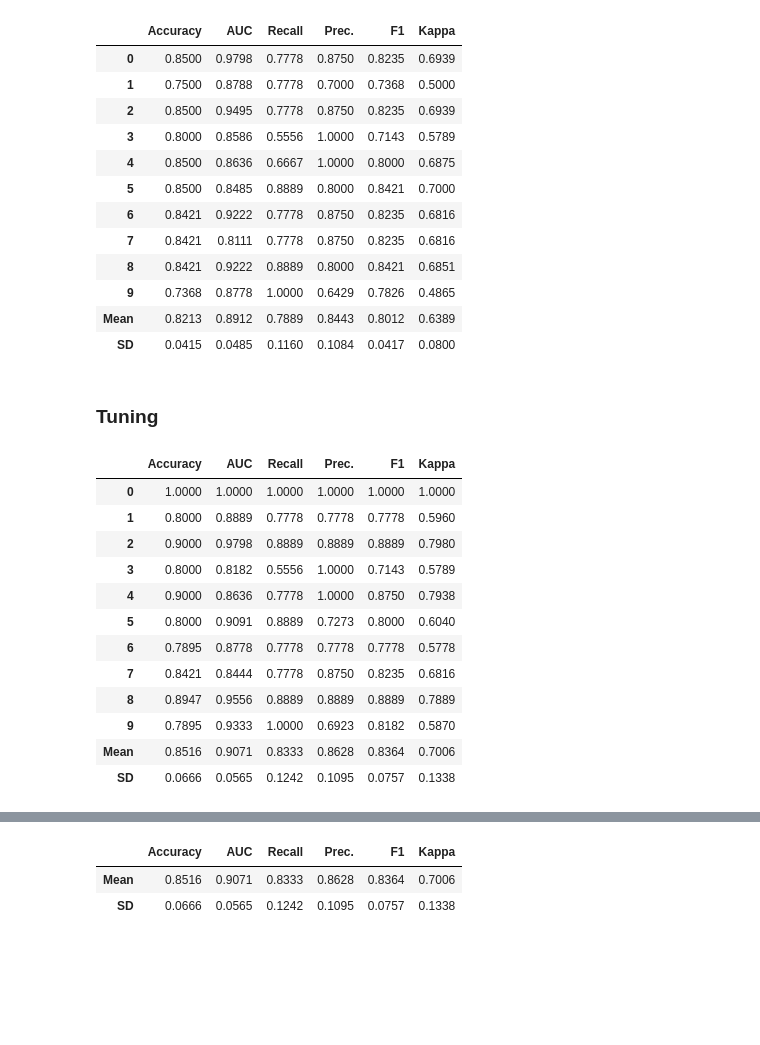
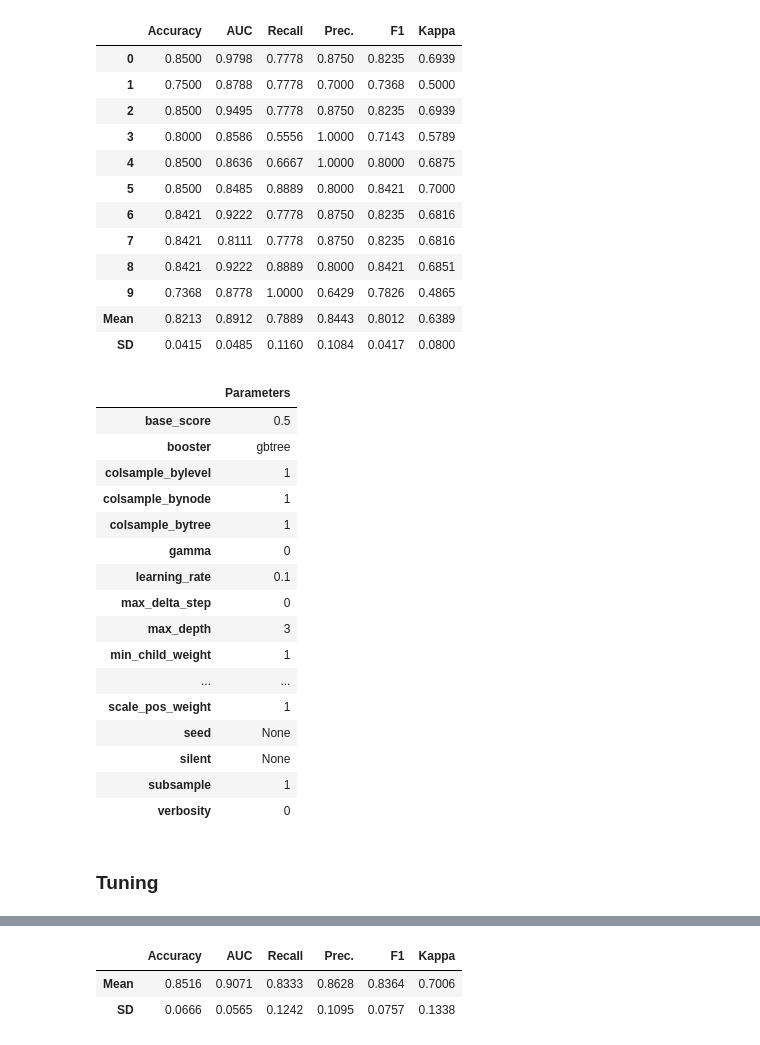
Before and after one commit to jason-bentley/medium_articles, a Jupyter notebook: heart_disease_pycaret/pycaret_heart_disease.ipynb, the cells around one changed output, grey strips where cells are left out. Saved outputs shown, nothing was run; the diff lists cells and outputs as text; code cells hidden in the pictures; blank space fills up the shorter version.

```diff
--- a/heart_disease_pycaret/pycaret_heart_disease.ipynb
+++ b/heart_disease_pycaret/pycaret_heart_disease.ipynb
@@ -361,22 +363,26 @@ selected_model = create_model(candidate_model, fold=num_folds)
 | 9 | 0.7368 | 0.8778 | 1.0000 | 0.6429 | 0.7826 | 0.4865 |
 | Mean | 0.8213 | 0.8912 | 0.7889 | 0.8443 | 0.8012 | 0.6389 |
 | SD | 0.0415 | 0.0485 | 0.1160 | 0.1084 | 0.0417 | 0.0800 |
+# %%
+# can check the defaults used
+plot_model(selected_model, plot = 'parameter')
+# %% [output]
+|  | Parameters |
+| base_score | 0.5 |
+| booster | gbtree |
+| colsample_bylevel | 1 |
+| colsample_bynode | 1 |
+| colsample_bytree | 1 |
+| gamma | 0 |
+| learning_rate | 0.1 |
+| max_delta_step | 0 |
+| max_depth | 3 |
+| min_child_weight | 1 |
+| ... | ... |
+| scale_pos_weight | 1 |
+| seed | None |
+| silent | None |
+| subsample | 1 |
+| verbosity | 0 |
 # %% [markdown]
 ### Tuning
-# %%
-# now lets tune the model and see what kind of improvement we get - note this automatically runs create model
-tuned_model = tune_model(candidate_model, fold=num_folds)
-# %% [output]
-|  | Accuracy | AUC | Recall | Prec. | F1 | Kappa |
-| 0 | 1.0000 | 1.0000 | 1.0000 | 1.0000 | 1.0000 | 1.0000 |
-| 1 | 0.8000 | 0.8889 | 0.7778 | 0.7778 | 0.7778 | 0.5960 |
-| 2 | 0.9000 | 0.9798 | 0.8889 | 0.8889 | 0.8889 | 0.7980 |
-| 3 | 0.8000 | 0.8182 | 0.5556 | 1.0000 | 0.7143 | 0.5789 |
-| 4 | 0.9000 | 0.8636 | 0.7778 | 1.0000 | 0.8750 | 0.7938 |
-| 5 | 0.8000 | 0.9091 | 0.8889 | 0.7273 | 0.8000 | 0.6040 |
-| 6 | 0.7895 | 0.8778 | 0.7778 | 0.7778 | 0.7778 | 0.5778 |
-| 7 | 0.8421 | 0.8444 | 0.7778 | 0.8750 | 0.8235 | 0.6816 |
-| 8 | 0.8947 | 0.9556 | 0.8889 | 0.8889 | 0.8889 | 0.7889 |
-| 9 | 0.7895 | 0.9333 | 1.0000 | 0.6923 | 0.8182 | 0.5870 |
-| Mean | 0.8516 | 0.9071 | 0.8333 | 0.8628 | 0.8364 | 0.7006 |
-| SD | 0.0666 | 0.0565 | 0.1242 | 0.1095 | 0.0757 | 0.1338 |
```
Also changed, not shown: parts of 22 cells of this notebook.
